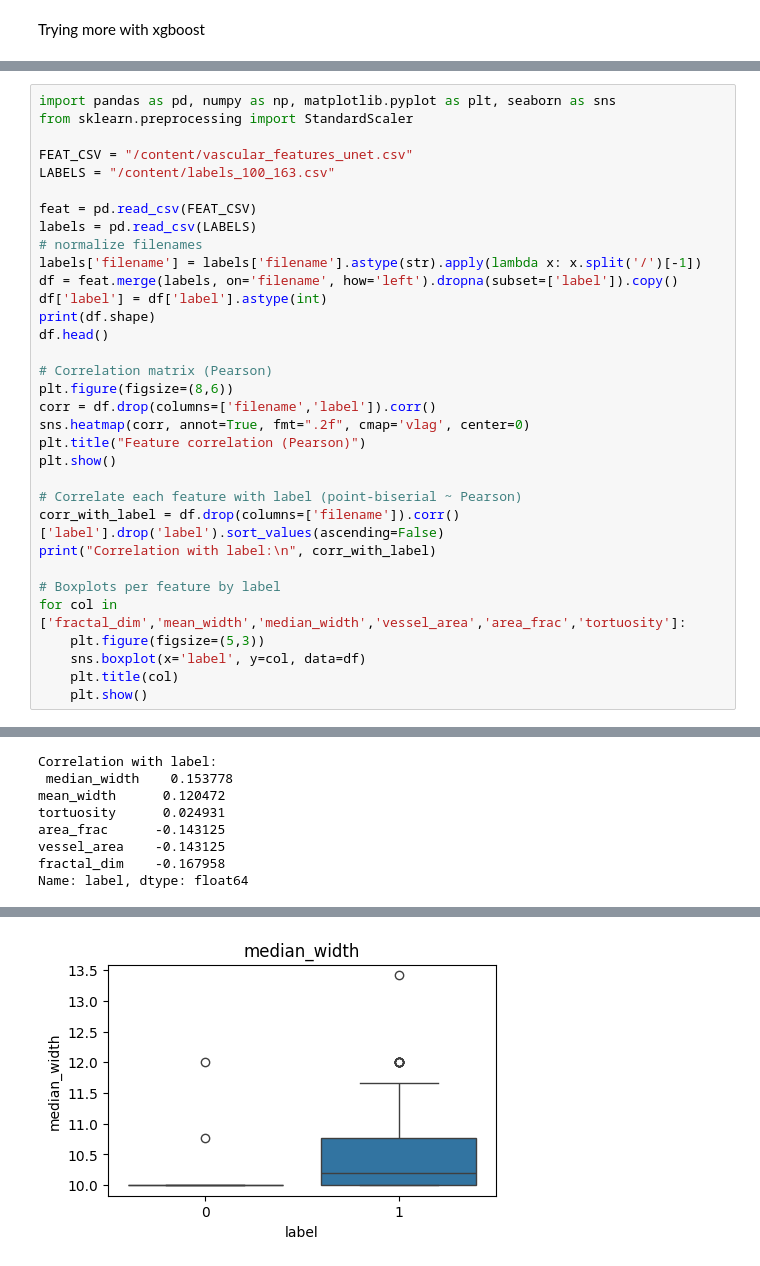
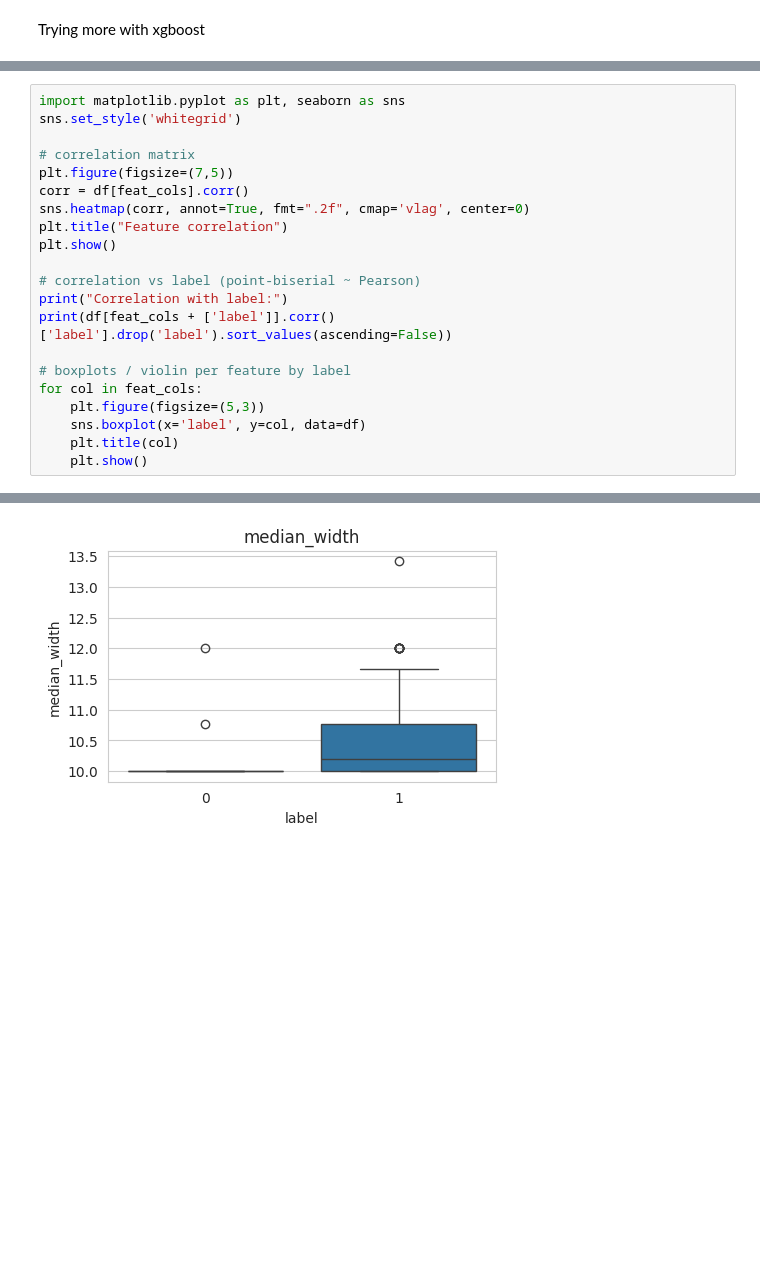
Before and after one commit to vancyferns/unet-xgboost-efficientnet-b3, a Jupyter notebook: Untitled26.ipynb, the cells around one changed output, grey strips where cells are left out. Cells and saved outputs as stored; diff of their text form; blank space fills up the shorter version.

```diff
--- a/Untitled26.ipynb
+++ b/Untitled26.ipynb
@@ -1178,32 +1272,20 @@ Trying more with xgboost
 # %%
-import pandas as pd, numpy as np, matplotlib.pyplot as plt, seaborn as sns
-from sklearn.preprocessing import StandardScaler
+import matplotlib.pyplot as plt, seaborn as sns
+sns.set_style('whitegrid')
 
-FEAT_CSV = "/content/vascular_features_unet.csv"
-LABELS = "/content/labels_100_163.csv"
-
-feat = pd.read_csv(FEAT_CSV)
-labels = pd.read_csv(LABELS)
-# normalize filenames
-labels['filename'] = labels['filename'].astype(str).apply(lambda x: x.split('/')[-1])
-df = feat.merge(labels, on='filename', how='left').dropna(subset=['label']).copy()
-df['label'] = df['label'].astype(int)
-print(df.shape)
-df.head()
-
-# Correlation matrix (Pearson)
-plt.figure(figsize=(8,6))
-corr = df.drop(columns=['filename','label']).corr()
+# correlation matrix
+plt.figure(figsize=(7,5))
+corr = df[feat_cols].corr()
 sns.heatmap(corr, annot=True, fmt=".2f", cmap='vlag', center=0)
-plt.title("Feature correlation (Pearson)")
+plt.title("Feature correlation")
 plt.show()
 
-# Correlate each feature with label (point-biserial ~ Pearson)
-corr_with_label = df.drop(columns=['filename']).corr()['label'].drop('label').sort_values(ascending=False)
-print("Correlation with label:\n", corr_with_label)
+# correlation vs label (point-biserial ~ Pearson)
+print("Correlation with label:")
+print(df[feat_cols + ['label']].corr()['label'].drop('label').sort_values(ascending=False))
 
-# Boxplots per feature by label
-for col in ['fractal_dim','mean_width','median_width','vessel_area','area_frac','tortuosity']:
+# boxplots / violin per feature by label
+for col in feat_cols:
     plt.figure(figsize=(5,3))
     sns.boxplot(x='label', y=col, data=df)
     plt.title(col)
@@ -1214,8 +1302,0 @@ for col in ['fractal_dim','mean_width','median_width','vessel_area','area_frac',
-Correlation with label:
- median_width    0.153778
-mean_width      0.120472
-tortuosity      0.024931
-area_frac      -0.143125
-vessel_area    -0.143125
-fractal_dim    -0.167958
-Name: label, dtype: float64
@@ -1224 +1305 @@ Name: label, dtype: float64
-[figure, old version]
+[figure, new version]
```
Also changed, not shown: parts of 11 cells of this notebook.
